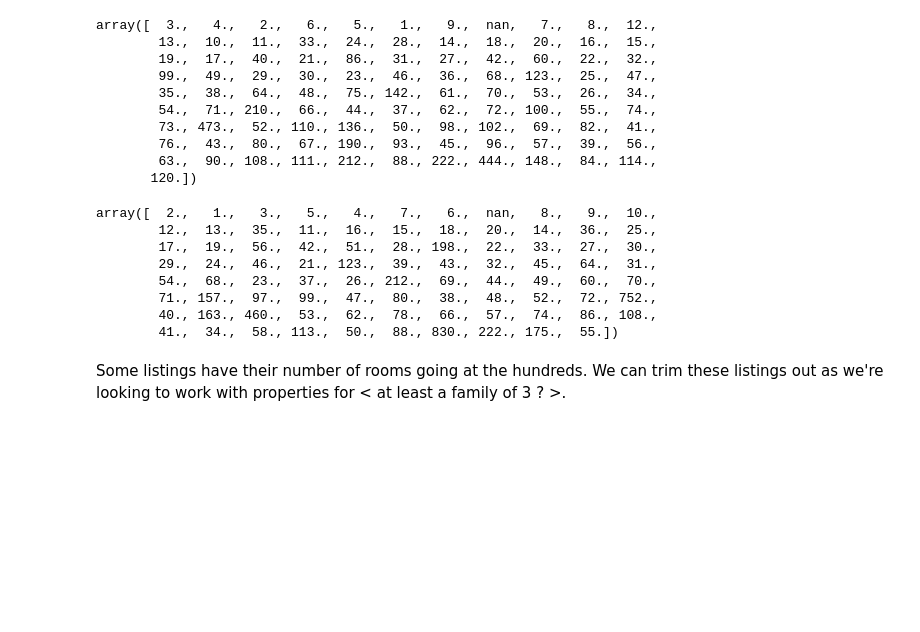
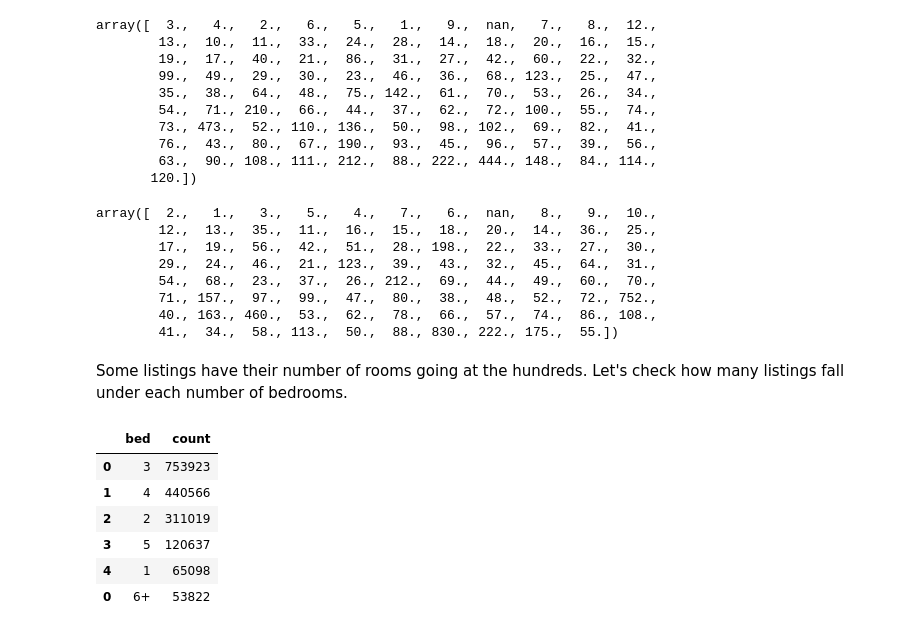
Before and after one commit to R3NZ3L/DATA103_FinalProject, a Jupyter notebook: FinalProject.ipynb, the cells around one changed output. Cells and saved outputs as stored; diff of their text form; code cells hidden in the pictures; blank space fills up the shorter version.

```diff
--- a/FinalProject.ipynb
+++ b/FinalProject.ipynb
@@ -179,4 +183,17 @@ array([  2.,   1.,   3.,   5.,   4.,   7.,   6.,  nan,   8.,   9.,  10.,
         40., 163., 460.,  53.,  62.,  78.,  66.,  57.,  74.,  86., 108.,
         41.,  34.,  58., 113.,  50.,  88., 830., 222., 175.,  55.])
 # %% [markdown]
-Some listings have their number of rooms going at the hundreds. We can trim these listings out as we're looking to work with properties for < at least a family of 3 ? >.
+Some listings have their number of rooms going at the hundreds. Let's check how many listings fall under each number of bedrooms.
+# %%
+bed_df = pd.DataFrame(df["bed"].value_counts()).reset_index()
+bed_df["bed"] = bed_df["bed"].astype(int).astype(str)
+bed_df = pd.concat([bed_df[0:5], pd.DataFrame([["6+", bed_df[5:].sum()["count"]]], columns=["bed", "count"])], axis=0)
+bed_df
+# %% [output]
+|  | bed | count |
+| 0 | 3 | 753923 |
+| 1 | 4 | 440566 |
+| 2 | 2 | 311019 |
+| 3 | 5 | 120637 |
+| 4 | 1 | 65098 |
+| 0 | 6+ | 53822 |
```
Also changed, not shown: parts of 13 cells of this notebook, 1 other file.
